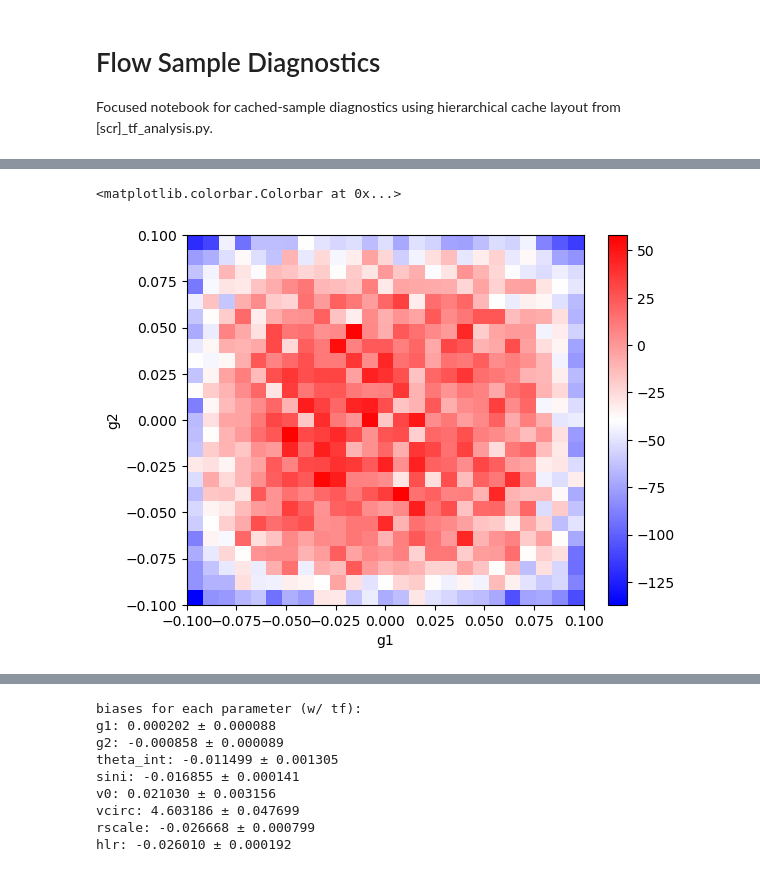
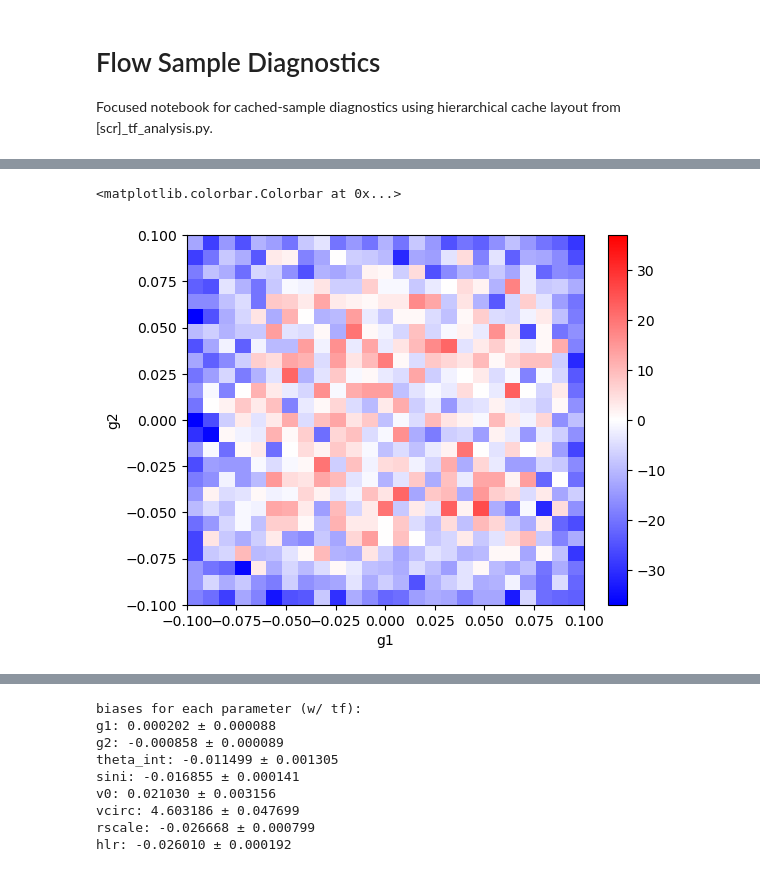
Before and after one commit to KinematicLensing/kl-nn, a Jupyter notebook: arch/diagnostics/sample_diagnostics.ipynb, the cells around one changed output, grey strips where cells are left out. Cells and saved outputs as stored; diff of their text form; code cells hidden in the pictures.

```diff
--- a/arch/diagnostics/sample_diagnostics.ipynb
+++ b/arch/diagnostics/sample_diagnostics.ipynb
@@ -31,7 +32,7 @@ cache_root = '/ocean/projects/phy250048p/shared/cache'
 fig_root = '/ocean/projects/phy250048p/shared/figures'
 sample_csv = '/ocean/projects/phy250048p/shared/samples/samples_valid_1m.csv'
 
-model_name = 'ViT-CNN-flow_tf_train'
+model_name = 'ViT-CNN-flow_tf_data'
 dataset_name = 'valid_1m_tf_conformed'
 os.makedirs(join(fig_root, model_name), exist_ok=True)
 partitions = [f'part{i}of10' for i in range(3)]
@@ -41,7 +42,7 @@ mode_index = 0
 vcirc_idx = 5
 # %%
 data_types = [
-                'sample',
+                # 'sample',
                 # 'log_prob',
                 'snr',
                 'truth',
@@ -248,15 +252,15 @@ plt.show()
 # %%
 counts_pred, _, _, _ = plt.hist2d(g1_pred, g2_pred, bins=25, range=[[-0.1, 0.1], [-0.1, 0.1]])
 counts_true, _, _, _ = plt.hist2d(g1_true, g2_true, bins=25, range=[[-0.1, 0.1], [-0.1, 0.1]])
 plt.close()
 counts_diff = counts_pred - counts_true
-plt.imshow(counts_diff.T, origin='lower', extent=[-0.1, 0.1, -0.1, 0.1], cmap='bwr', aspect='auto')
+plt.imshow(counts_diff.T, origin='lower', extent=[-0.1, 0.1, -0.1, 0.1], cmap='bwr', aspect='auto', norm=colors.CenteredNorm(vcenter=0.0))
 plt.xlabel('g1')
 plt.ylabel('g2')
 plt.colorbar()
 # %% [output]
 <matplotlib.colorbar.Colorbar at 0x...>
-[figure, old version]
+[figure, new version]
 # %%
 diffs_avg = np.mean(map_estimates[0, :, :][snr_mask] - truths[snr_mask], axis=0)
 diffs_err = np.std(map_estimates[0, :, :][snr_mask] - truths[snr_mask], axis=0) / np.sqrt(np.sum(snr_mask))
```
Also changed, not shown: parts of 12 cells of this notebook, 6 other files.
